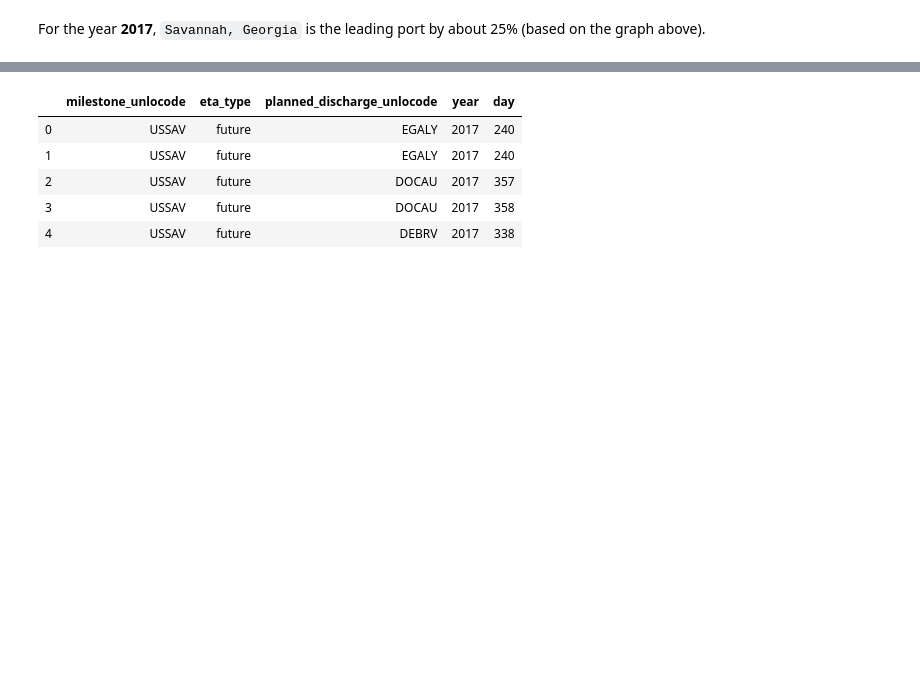
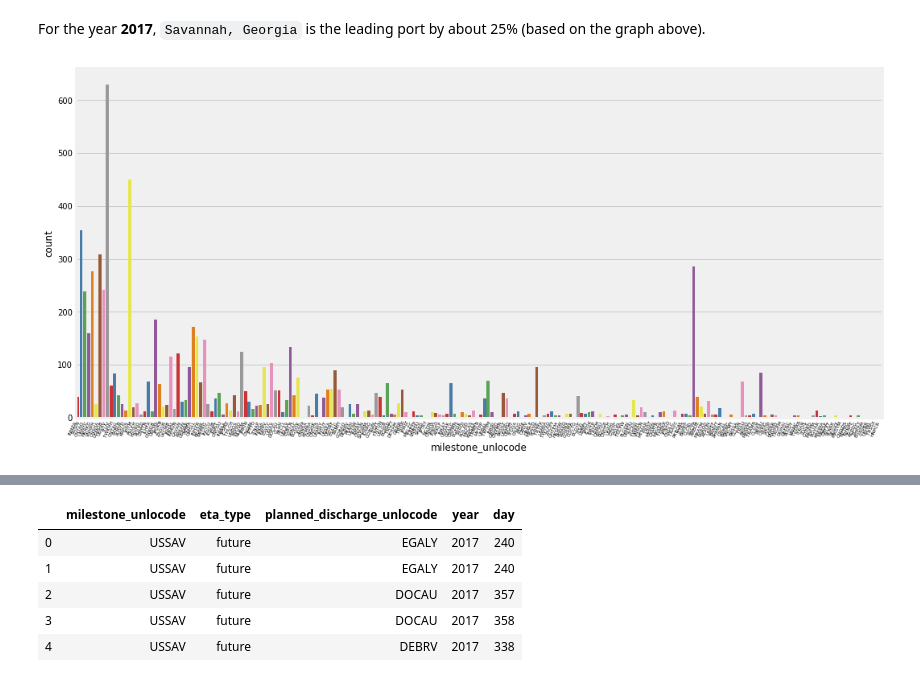
Before and after one commit to stephanosterburg/coding_challenges, a Jupyter notebook: clearmetal/notebook.ipynb, the cells around one changed output, grey strips where cells are left out. Drawn from its saved outputs; the diff is of its cells as text; code cells hidden in the pictures; blank space fills up the shorter version.

```diff
--- a/clearmetal/notebook.ipynb
+++ b/clearmetal/notebook.ipynb
@@ -436,3 +436,7 @@ plot_by_year(2017)
 [figure]
 # %% [markdown]
 For the year __2017__, `Savannah, Georgia` is the leading port by about 25% (based on the graph above).
+# %%
+plot_by_year(2018)
+# %% [output]
+[figure, added]
```
Also changed, not shown: parts of 7 cells of this notebook.
